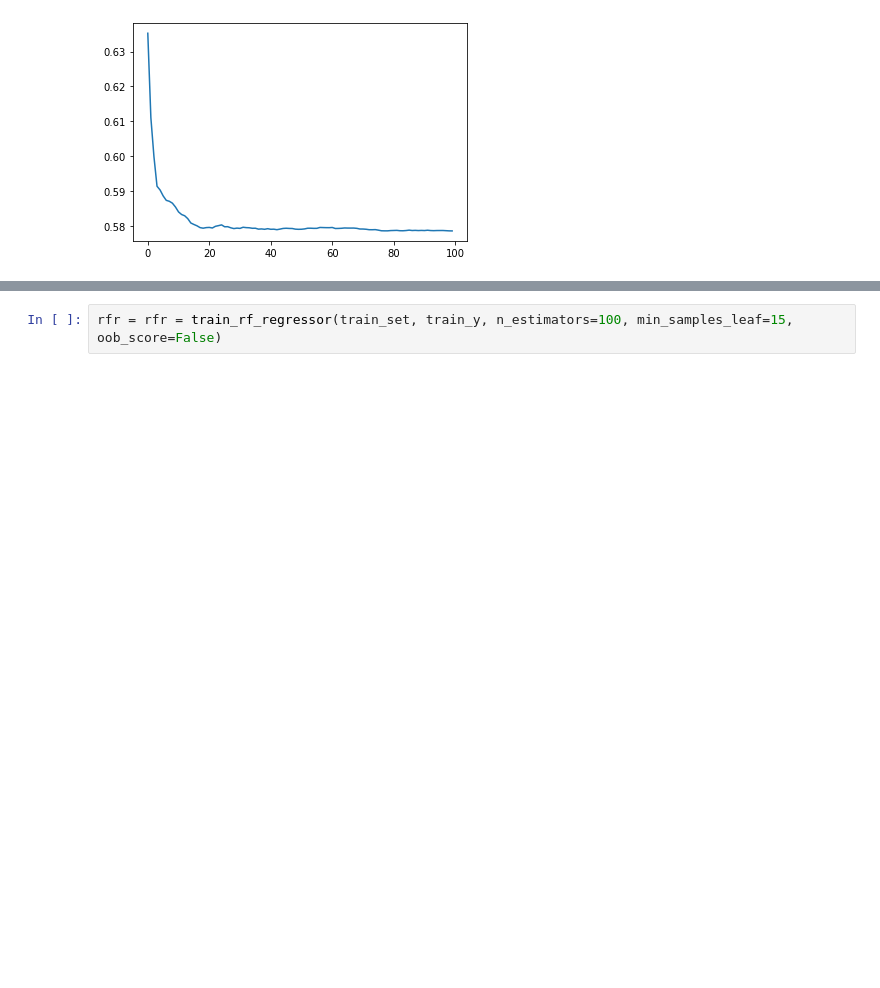
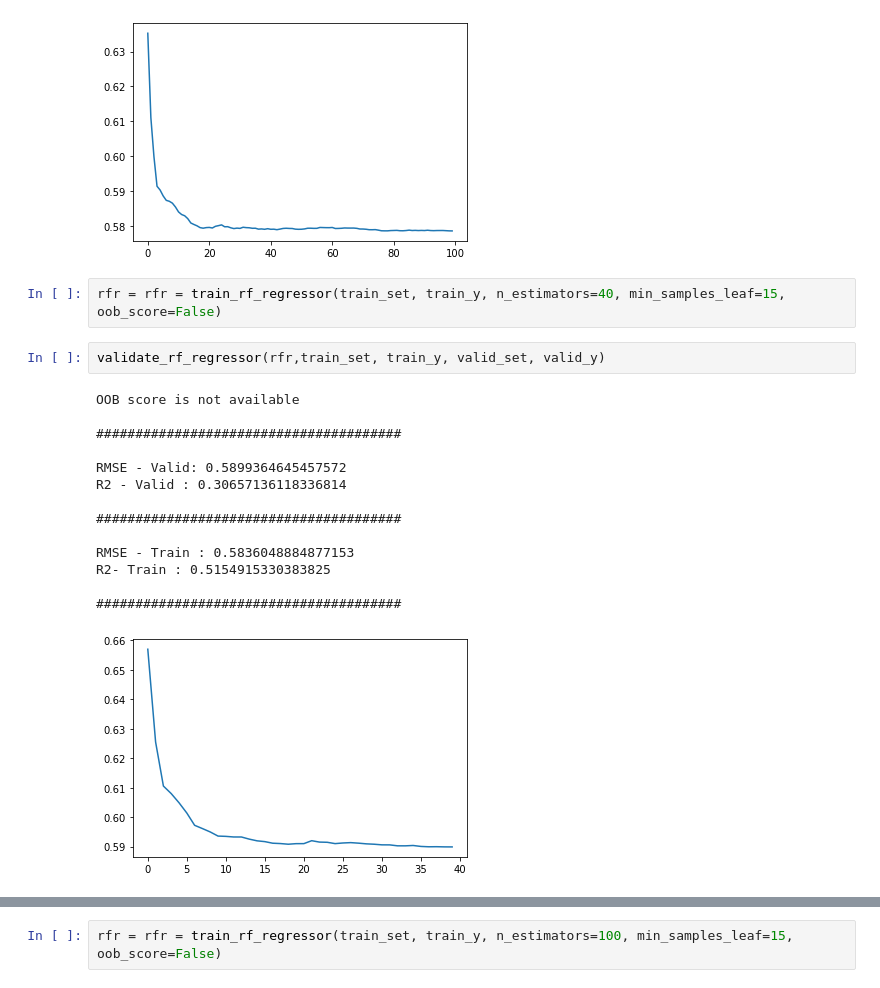
Before and after one commit to amitjha3385/salespred, a Jupyter notebook: RandomForestRegressor.ipynb, the cells around one changed output, grey strips where cells are left out. Saved outputs shown, nothing was run; the diff lists cells and outputs as text; blank space fills up the shorter version.

```diff
--- a/RandomForestRegressor.ipynb
+++ b/RandomForestRegressor.ipynb
@@ -220,3 +222,22 @@ R2- Train : 0.4734650055861537
 
 #######################################
 [figure]
+# %%
+rfr = rfr = train_rf_regressor(train_set, train_y, n_estimators=40, min_samples_leaf=15, oob_score=False)
+# %%
+validate_rf_regressor(rfr,train_set, train_y, valid_set, valid_y)
+# %% [output]
+OOB score is not available
+
+#######################################
+
+RMSE - Valid: 0.5899364645457572
+R2 - Valid : 0.30657136118336814
+
+#######################################
+
+RMSE - Train : 0.5836048884877153
+R2- Train : 0.5154915330383825
+
+#######################################
+[figure, added]
```
Also changed, not shown: parts of 6 cells of this notebook.
